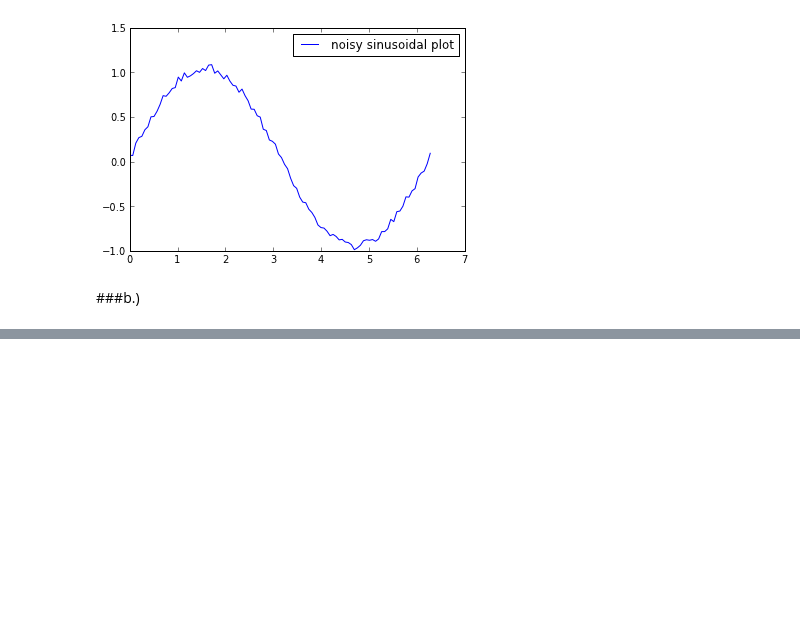
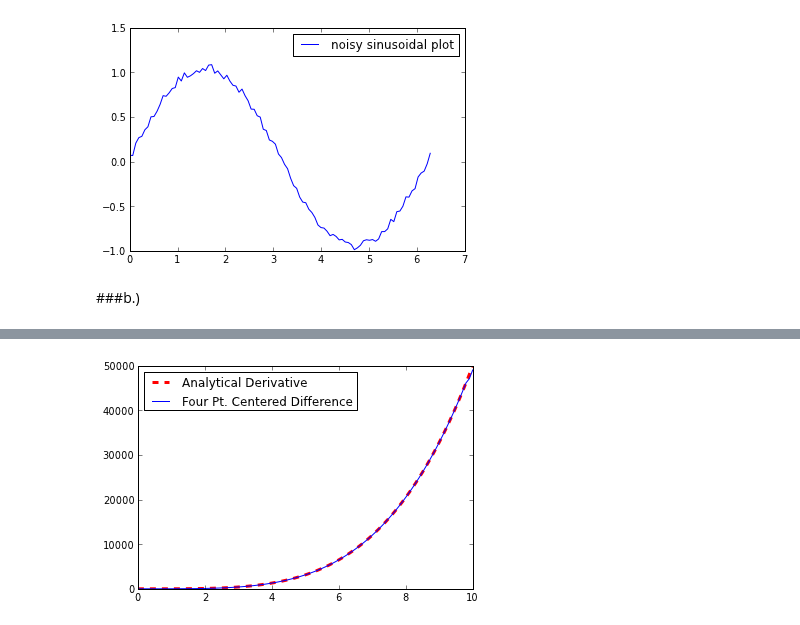
Before and after one commit to npilgram/PHYS202-S13, a Jupyter notebook: Week4/InterpAndDiffEx3.ipynb, the cells around one changed output, grey strips where cells are left out. Drawn from its saved outputs; the diff is of its cells as text; code cells hidden in the pictures; blank space fills up the shorter version.

```diff
--- a/Week4/InterpAndDiffEx3.ipynb
+++ b/Week4/InterpAndDiffEx3.ipynb
@@ -166,7 +201,7 @@ show()
 def fourPtFiniteDiff(x,y):
     """Returns the numerical derivative of y with respect to x using the four-point center differencing method. Inputs x and y are arrays"""
     dydx = zeros(y.shape, float)
-    dydy[2:-2] = (y[0:-2]-(8*y[1:-2])+(8*y[2:-1])-y[2:-2])/(x[2:-2]-x[2:-2])
+    dydx[2:-2] = (y[0:-4]-(8*y[1:-3])+(8*y[3:-1])-y[4:])/(12*(x[3]-x[2]))
     dydx[0] = (y[1]-y[0])/(x[1]-x[0])
     dydx[1] = (y[2]-y[1])/(x[2]-x[1])
     dydx[-2] = (y[-2]-y[-3])/(x[-2]-x[-3])
@@ -180,0 +232,8 @@ ValueError: shape mismatch: objects cannot be broadcast to a single shape
+# %%
+dydxAnalytical = 5*x**4
+plot(x, dydxAnalytical, linestyle='--', linewidth=3, color='red', label='Analytical Derivative')
+plot(x, fourPtFiniteDiff(x,y), color='blue', label='Four Pt. Centered Difference')
+legend(loc='upper left')
+show()
+# %% [output]
+[figure, added]
```
Also changed, not shown: parts of 22 cells of this notebook, 1 other file.
